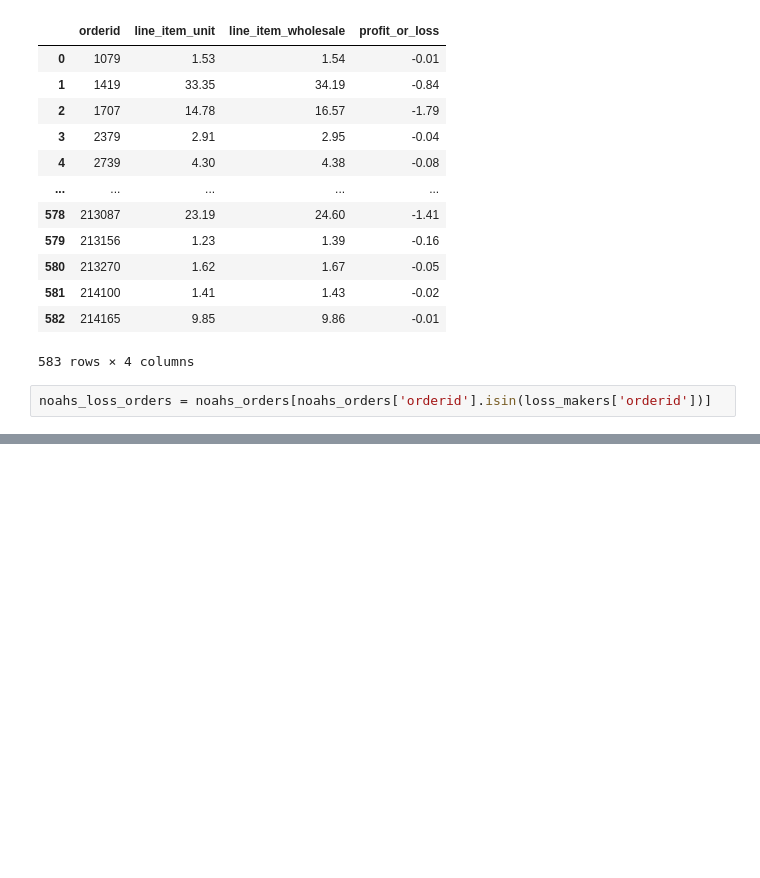
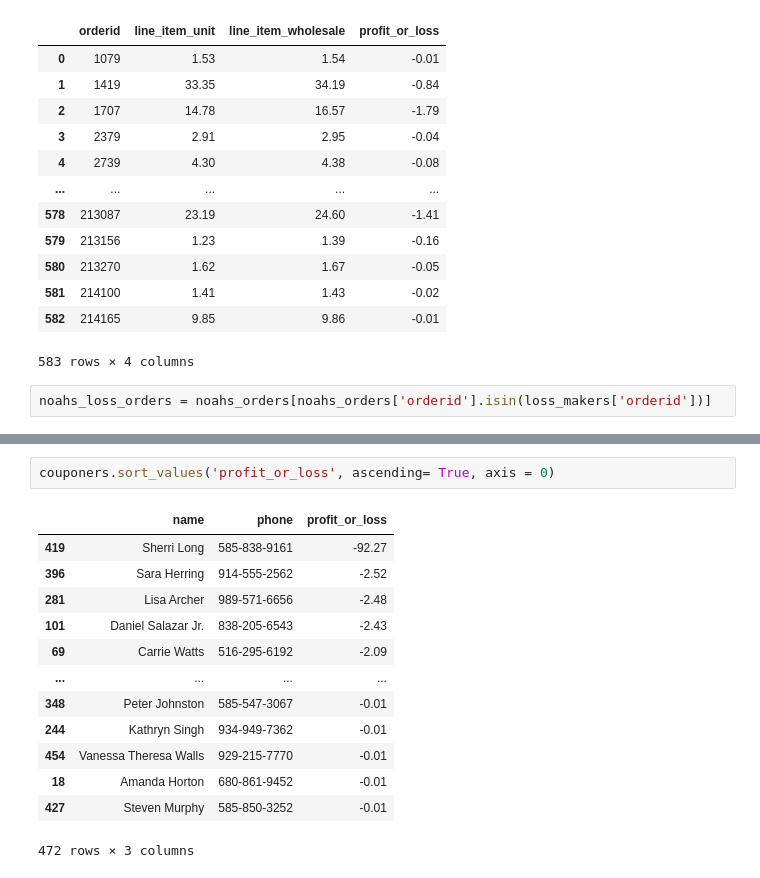
Before and after one commit to inveniam-viam/hanukkah-of-data-2023, a Jupyter notebook: puzzle-six.ipynb, the cells around one changed output, grey strips where cells are left out. Cells and saved outputs as stored; diff of their text form; blank space fills up the shorter version.

```diff
--- a/puzzle-six.ipynb
+++ b/puzzle-six.ipynb
@@ -187,0 +222,16 @@ loss_makers.merge(noahs_loss_orders[['orderid', 'customerid']], how = 'left', on
+# %%
+couponers.sort_values('profit_or_loss', ascending= True, axis = 0)
+# %% [output]
+|  | name | phone | profit_or_loss |
+| 419 | Sherri Long | 585-838-9161 | -92.27 |
+| 396 | Sara Herring | 914-555-2562 | -2.52 |
+| 281 | Lisa Archer | 989-571-6656 | -2.48 |
+| 101 | Daniel Salazar Jr. | 838-205-6543 | -2.43 |
+| 69 | Carrie Watts | 516-295-6192 | -2.09 |
+| ... | ... | ... | ... |
+| 348 | Peter Johnston | 585-547-3067 | -0.01 |
+| 244 | Kathryn Singh | 934-949-7362 | -0.01 |
+| 454 | Vanessa Theresa Walls | 929-215-7770 | -0.01 |
+| 18 | Amanda Horton | 680-861-9452 | -0.01 |
+| 427 | Steven Murphy | 585-850-3252 | -0.01 |
+472 rows × 3 columns
```
Also changed, not shown: parts of 7 cells of this notebook.
